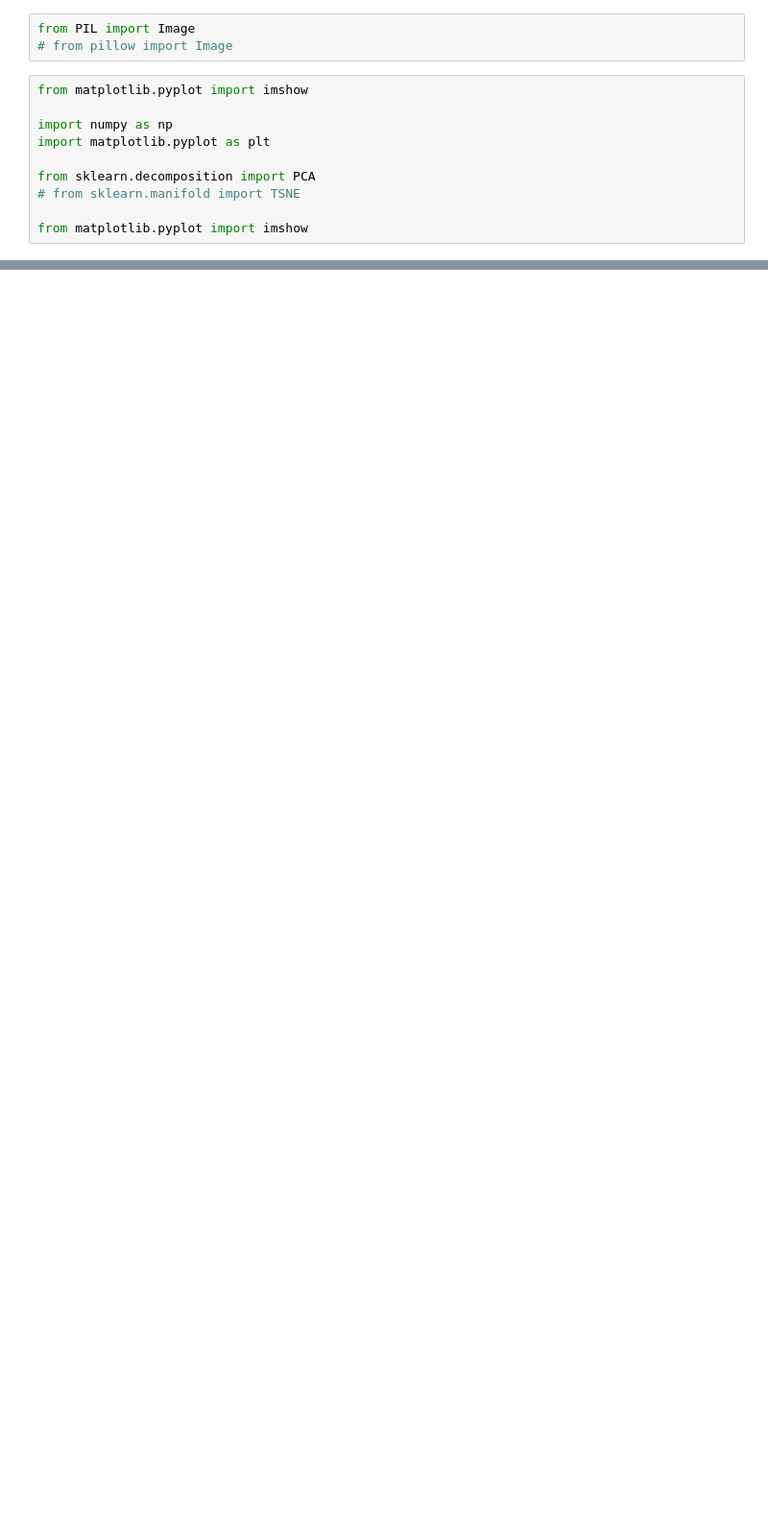
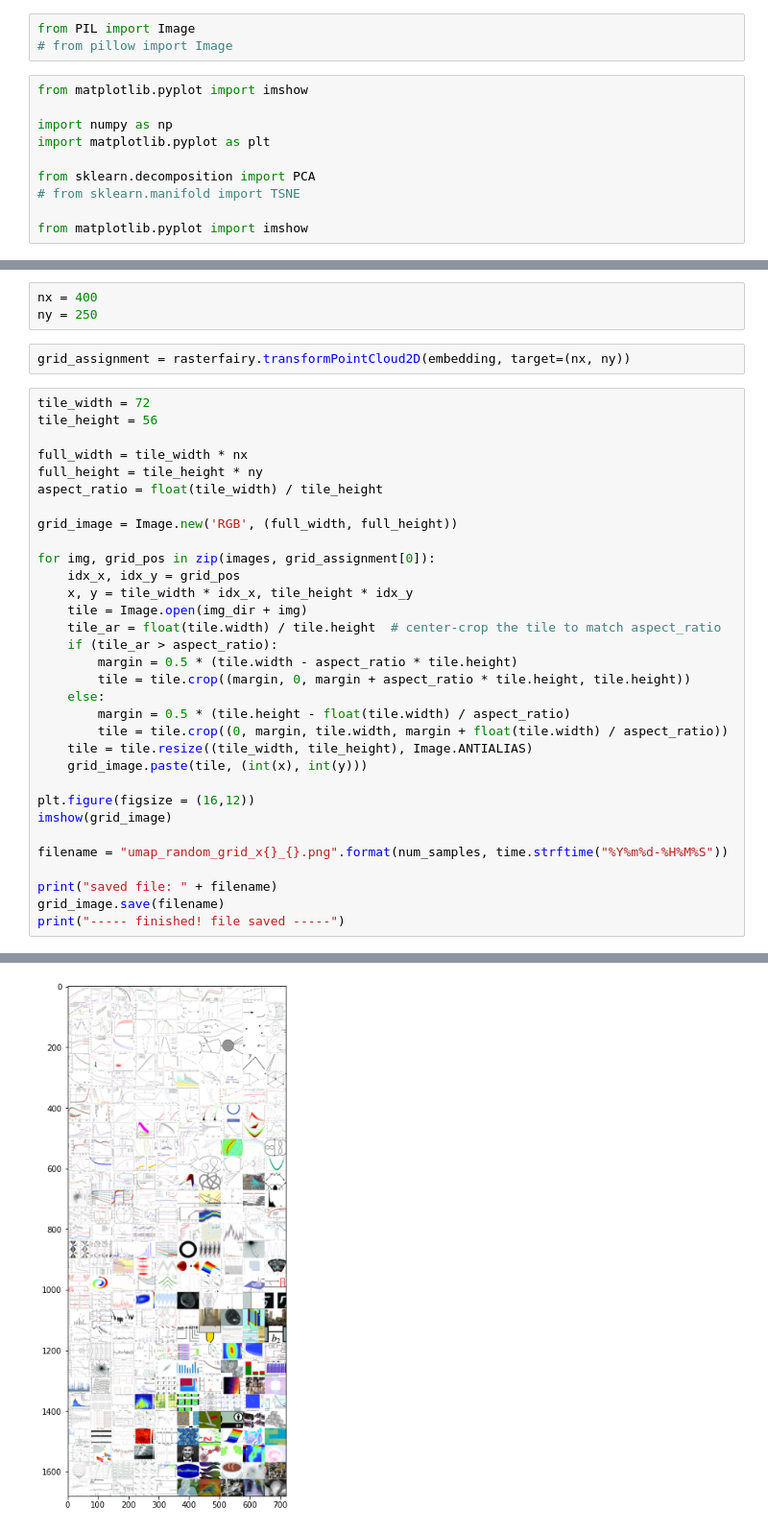
Before and after one commit to re-imaging/re-imaging, a Jupyter notebook: visualisation/tsne_cuda.ipynb, the cells around one changed output, grey strips where cells are left out. Shown at 96% size. Drawn from its saved outputs; the diff is of its cells as text; blank space fills up the shorter version.

```diff
--- a/visualisation/tsne_cuda.ipynb
+++ b/visualisation/tsne_cuda.ipynb
@@ -138,0 +310,38 @@ for p in paths[:]:
+# %%
+nx = 400
+ny = 250
+# %%
+grid_assignment = rasterfairy.transformPointCloud2D(embedding, target=(nx, ny))
+# %%
+tile_width = 72
+tile_height = 56
+
+full_width = tile_width * nx
+full_height = tile_height * ny
+aspect_ratio = float(tile_width) / tile_height
+
+grid_image = Image.new('RGB', (full_width, full_height))
+
+for img, grid_pos in zip(images, grid_assignment[0]):
+    idx_x, idx_y = grid_pos
+    x, y = tile_width * idx_x, tile_height * idx_y
+    tile = Image.open(img_dir + img)
+    tile_ar = float(tile.width) / tile.height  # center-crop the tile to match aspect_ratio
+    if (tile_ar > aspect_ratio):
+        margin = 0.5 * (tile.width - aspect_ratio * tile.height)
+        tile = tile.crop((margin, 0, margin + aspect_ratio * tile.height, tile.height))
+    else:
+        margin = 0.5 * (tile.height - float(tile.width) / aspect_ratio)
+        tile = tile.crop((0, margin, tile.width, margin + float(tile.width) / aspect_ratio))
+    tile = tile.resize((tile_width, tile_height), Image.ANTIALIAS)
+    grid_image.paste(tile, (int(x), int(y)))
+
+plt.figure(figsize = (16,12))
+imshow(grid_image)
+
+filename = "umap_random_grid_x{}_{}.png".format(num_samples, time.strftime("%Y%m%d-%H%M%S"))
+
+print("saved file: " + filename)
+grid_image.save(filename)
+print("----- finished! file saved -----")
+# %% [output]
@@ -138,0 +350 @@ for p in paths[:]:
+[figure, added]
```
Also changed, not shown: parts of 30 cells of this notebook, 17 other files.
